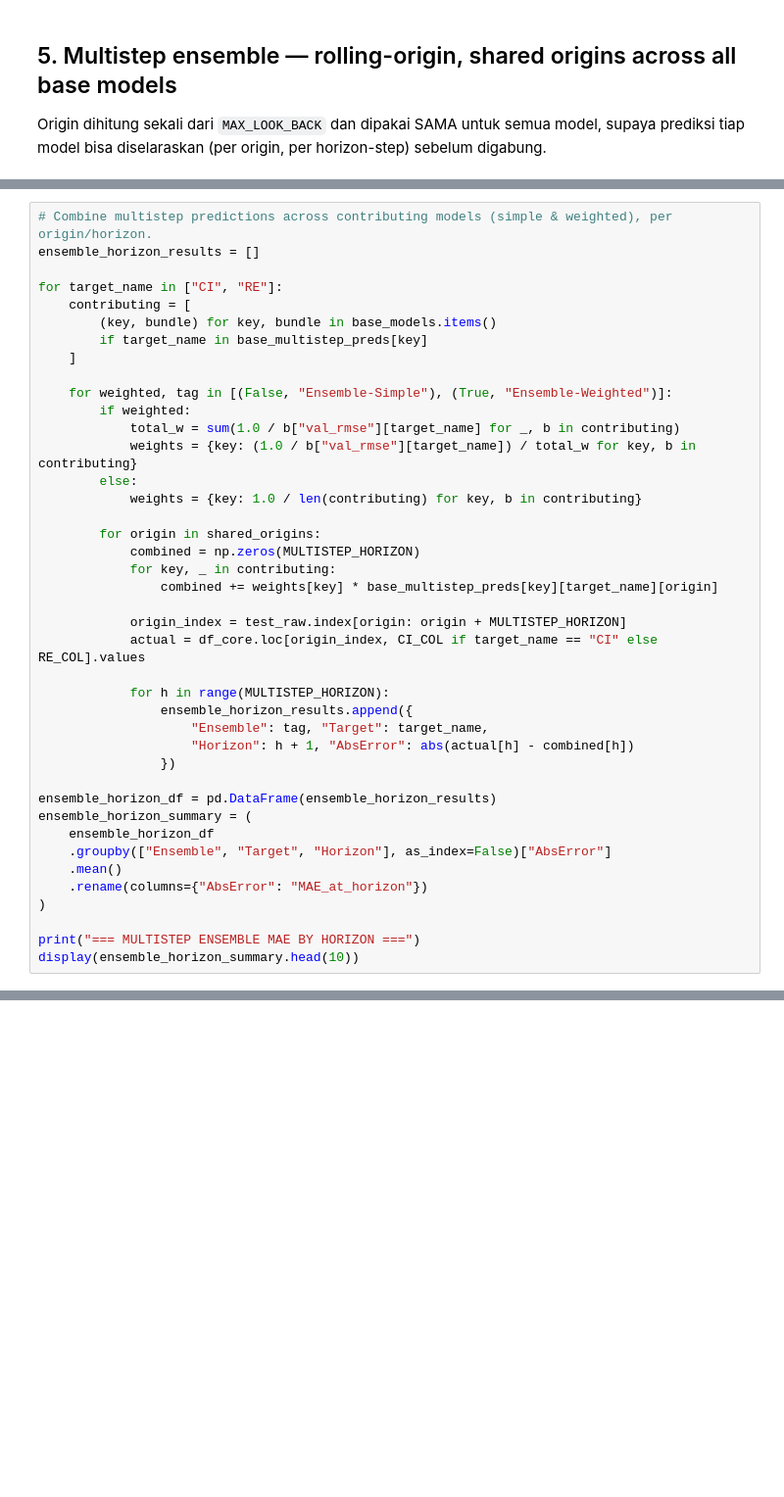
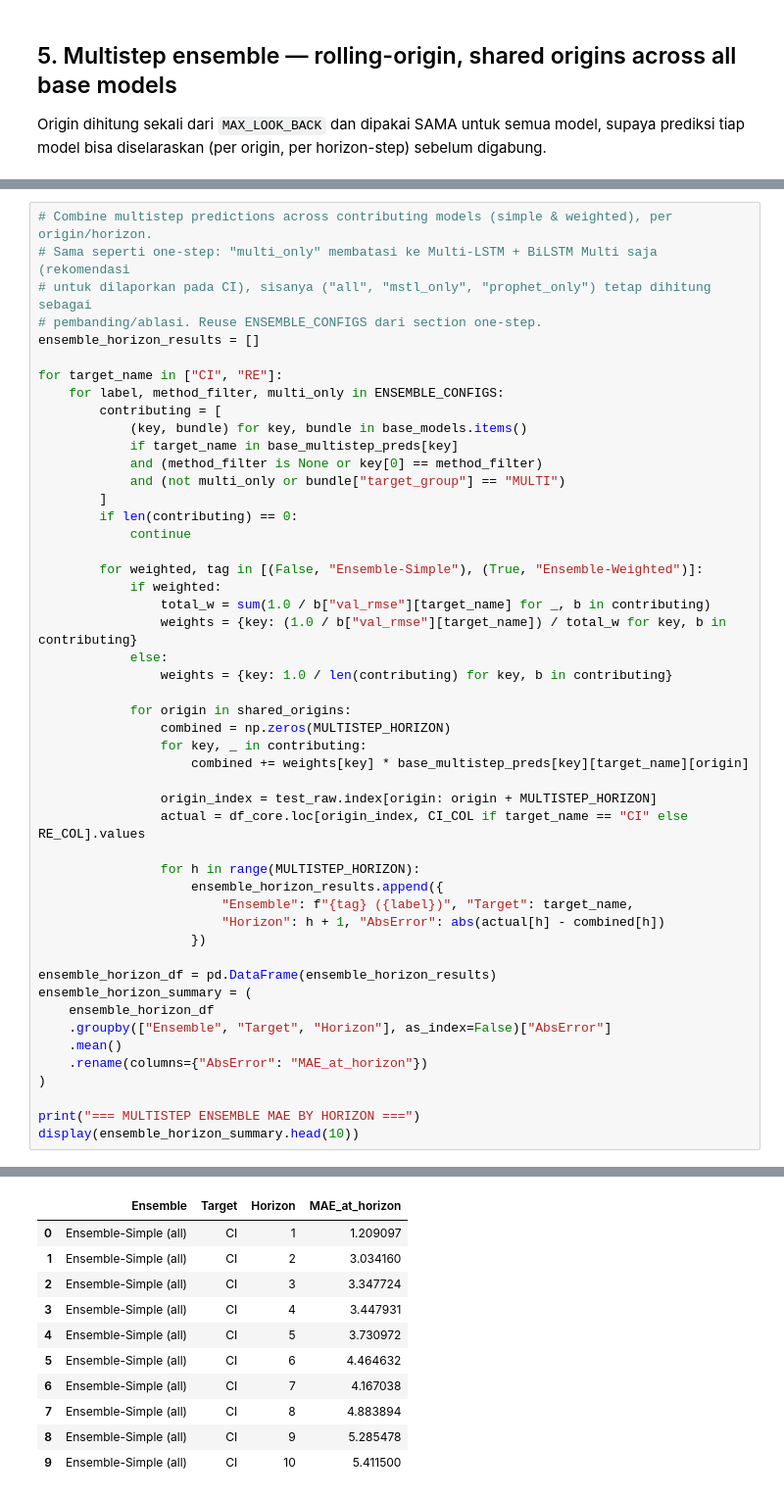
Before and after one commit to JustDannn/CarbonIntensityResearch, a Jupyter notebook: notebooks/09_dani_ensemble.ipynb, the cells around one changed output, grey strips where cells are left out. Shown at 98% size. Drawn from its saved outputs; the diff is of its cells as text; blank space fills up the shorter version.

```diff
--- a/notebooks/09_dani_ensemble.ipynb
+++ b/notebooks/09_dani_ensemble.ipynb
@@ -508,33 +637,41 @@ for (method, model_name), bundle in base_models.items():
 # %%
 # Combine multistep predictions across contributing models (simple & weighted), per origin/horizon.
+# Sama seperti one-step: "multi_only" membatasi ke Multi-LSTM + BiLSTM Multi saja (rekomendasi
+# untuk dilaporkan pada CI), sisanya ("all", "mstl_only", "prophet_only") tetap dihitung sebagai
+# pembanding/ablasi. Reuse ENSEMBLE_CONFIGS dari section one-step.
 ensemble_horizon_results = []
 
 for target_name in ["CI", "RE"]:
-    contributing = [
-        (key, bundle) for key, bundle in base_models.items()
-        if target_name in base_multistep_preds[key]
-    ]
+    for label, method_filter, multi_only in ENSEMBLE_CONFIGS:
+        contributing = [
+            (key, bundle) for key, bundle in base_models.items()
+            if target_name in base_multistep_preds[key]
+            and (method_filter is None or key[0] == method_filter)
+            and (not multi_only or bundle["target_group"] == "MULTI")
+        ]
+        if len(contributing) == 0:
+            continue
 
-    for weighted, tag in [(False, "Ensemble-Simple"), (True, "Ensemble-Weighted")]:
-        if weighted:
-            total_w = sum(1.0 / b["val_rmse"][target_name] for _, b in contributing)
-            weights = {key: (1.0 / b["val_rmse"][target_name]) / total_w for key, b in contributing}
-        else:
-            weights = {key: 1.0 / len(contributing) for key, b in contributing}
+        for weighted, tag in [(False, "Ensemble-Simple"), (True, "Ensemble-Weighted")]:
+            if weighted:
+                total_w = sum(1.0 / b["val_rmse"][target_name] for _, b in contributing)
+                weights = {key: (1.0 / b["val_rmse"][target_name]) / total_w for key, b in contributing}
+            else:
+                weights = {key: 1.0 / len(contributing) for key, b in contributing}
 
-        for origin in shared_origins:
-            combined = np.zeros(MULTISTEP_HORIZON)
-            for key, _ in contributing:
-                combined += weights[key] * base_multistep_preds[key][target_name][origin]
+            for origin in shared_origins:
+                combined = np.zeros(MULTISTEP_HORIZON)
+                for key, _ in contributing:
+                    combined += weights[key] * base_multistep_preds[key][target_name][origin]
 
-            origin_index = test_raw.index[origin: origin + MULTISTEP_HORIZON]
-            actual = df_core.loc[origin_index, CI_COL if target_name == "CI" else RE_COL].values
+                origin_index = test_raw.index[origin: origin + MULTISTEP_HORIZON]
+                actual = df_core.loc[origin_index, CI_COL if target_name == "CI" else RE_COL].values
 
-            for h in range(MULTISTEP_HORIZON):
-                ensemble_horizon_results.append({
-                    "Ensemble": tag, "Target": target_name,
-                    "Horizon": h + 1, "AbsError": abs(actual[h] - combined[h])
-                })
+                for h in range(MULTISTEP_HORIZON):
+                    ensemble_horizon_results.append({
+                        "Ensemble": f"{tag} ({label})", "Target": target_name,
+                        "Horizon": h + 1, "AbsError": abs(actual[h] - combined[h])
+                    })
 
 ensemble_horizon_df = pd.DataFrame(ensemble_horizon_results)
 ensemble_horizon_summary = (
@@ -546,3 +683,4 @@ ensemble_horizon_summary = (
 
 print("=== MULTISTEP ENSEMBLE MAE BY HORIZON ===")
 display(ensemble_horizon_summary.head(10))
+# %% [output]
@@ -549 +688,12 @@ display(ensemble_horizon_summary.head(10))
+|  | Ensemble | Target | Horizon | MAE_at_horizon |
+| 0 | Ensemble-Simple (all) | CI | 1 | 1.209097 |
+| 1 | Ensemble-Simple (all) | CI | 2 | 3.034160 |
+| 2 | Ensemble-Simple (all) | CI | 3 | 3.347724 |
+| 3 | Ensemble-Simple (all) | CI | 4 | 3.447931 |
+| 4 | Ensemble-Simple (all) | CI | 5 | 3.730972 |
+| 5 | Ensemble-Simple (all) | CI | 6 | 4.464632 |
+| 6 | Ensemble-Simple (all) | CI | 7 | 4.167038 |
+| 7 | Ensemble-Simple (all) | CI | 8 | 4.883894 |
+| 8 | Ensemble-Simple (all) | CI | 9 | 5.285478 |
+| 9 | Ensemble-Simple (all) | CI | 10 | 5.411500 |
 # %%
```
Also changed, not shown: parts of 18 cells of this notebook, 35 other files.
